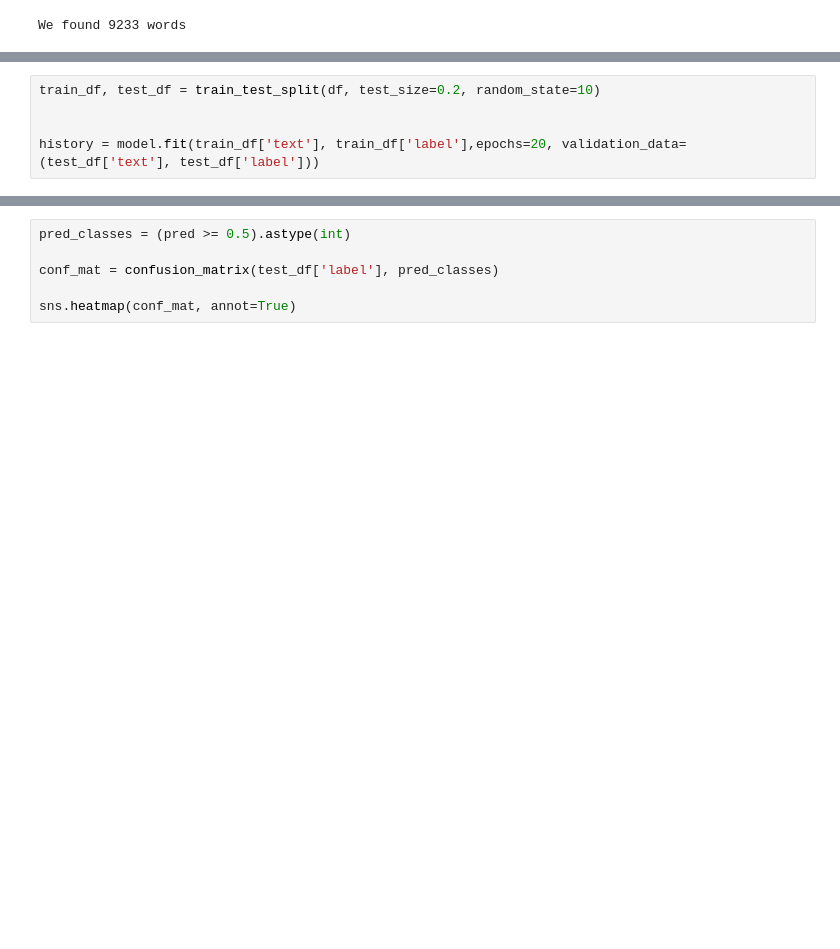
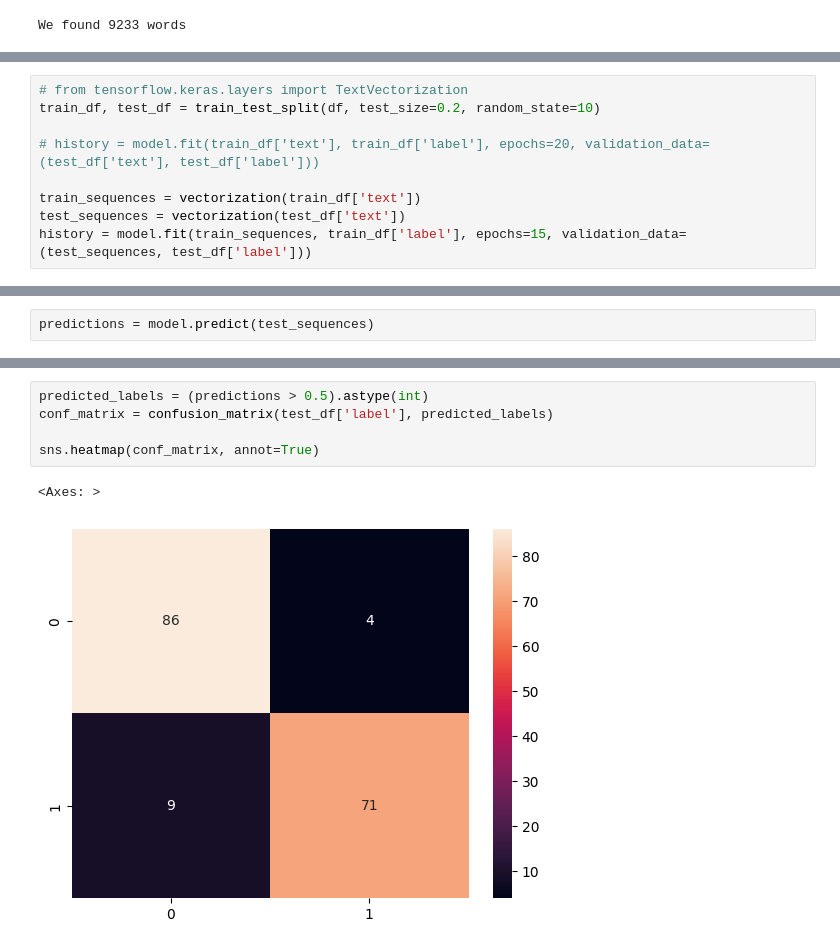
Before and after one commit to ephraim888sun/SequentialNetworks, a Jupyter notebook: simplify_transformer_model.ipynb, the cells around one changed output, grey strips where cells are left out. Saved outputs shown, nothing was run; the diff lists cells and outputs as text; blank space fills up the shorter version.

Commit message:
modify transformer model accordingly

```diff
--- a/simplify_transformer_model.ipynb
+++ b/simplify_transformer_model.ipynb
@@ -306,7 +276,11 @@ Model: "functional_25"
  Non-trainable params: 0 (0.00 B)
 # %%
+# from tensorflow.keras.layers import TextVectorization
 train_df, test_df = train_test_split(df, test_size=0.2, random_state=10)
 
+# history = model.fit(train_df['text'], train_df['label'], epochs=20, validation_data=(test_df['text'], test_df['label']))
 
-history = model.fit(train_df['text'], train_df['label'],epochs=20, validation_data=(test_df['text'], test_df['label']))
+train_sequences = vectorization(train_df['text'])
+test_sequences = vectorization(test_df['text'])
+history = model.fit(train_sequences, train_df['label'], epochs=15, validation_data=(test_sequences, test_df['label']))
 # %% [output]
@@ -338,0 +323,2 @@ pred = model.predict(test_df['text'])
+# %%
+predictions = model.predict(test_sequences)
@@ -339,7 +327,9 @@ pred = model.predict(test_df['text'])
 # %%
-pred_classes = (pred >= 0.5).astype(int)
+predicted_labels = (predictions > 0.5).astype(int)
+conf_matrix = confusion_matrix(test_df['label'], predicted_labels)
 
-conf_mat = confusion_matrix(test_df['label'], pred_classes)
-
-sns.heatmap(conf_mat, annot=True)
+sns.heatmap(conf_matrix, annot=True)
+# %% [output]
+<Axes: >
+[figure, added]
 # %%
```
Also changed, not shown: parts of 8 cells of this notebook.
